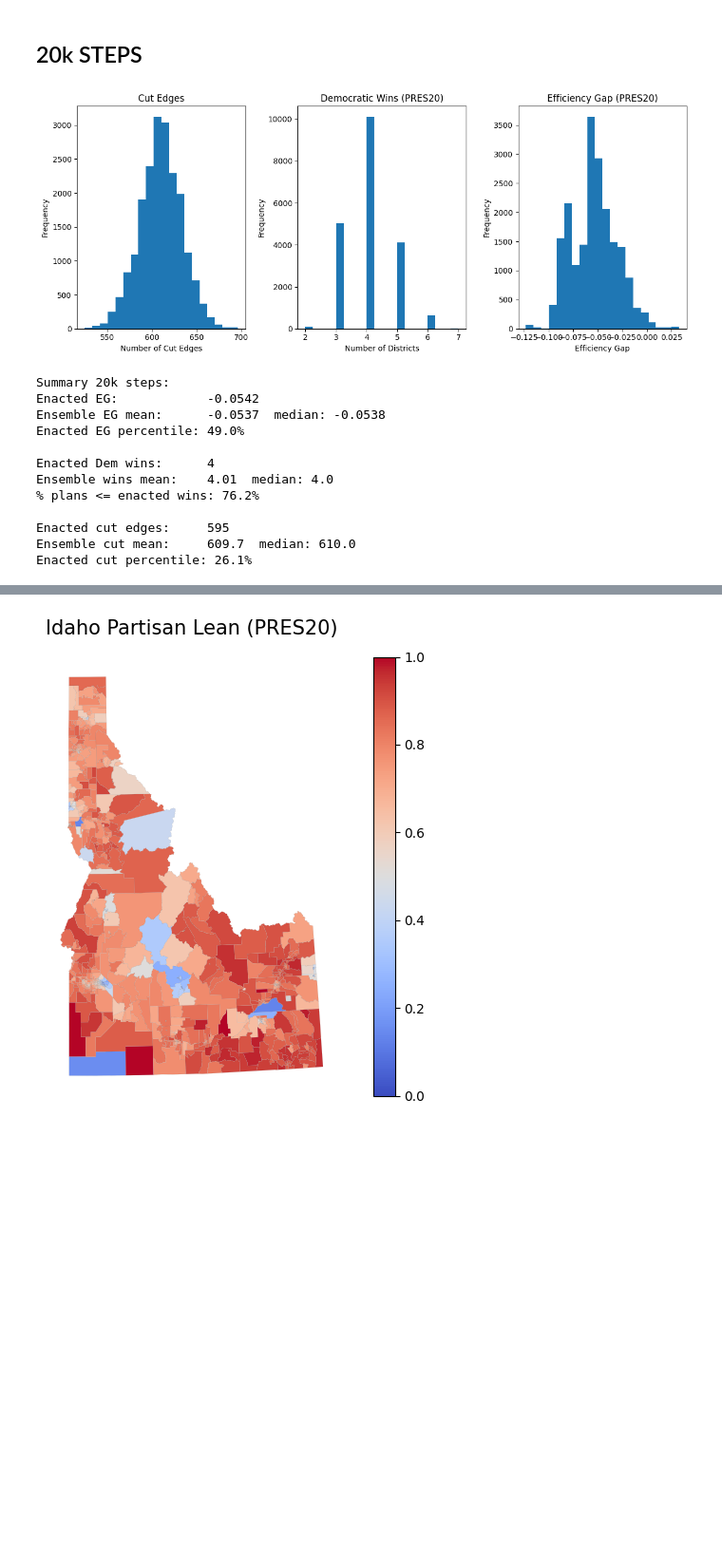
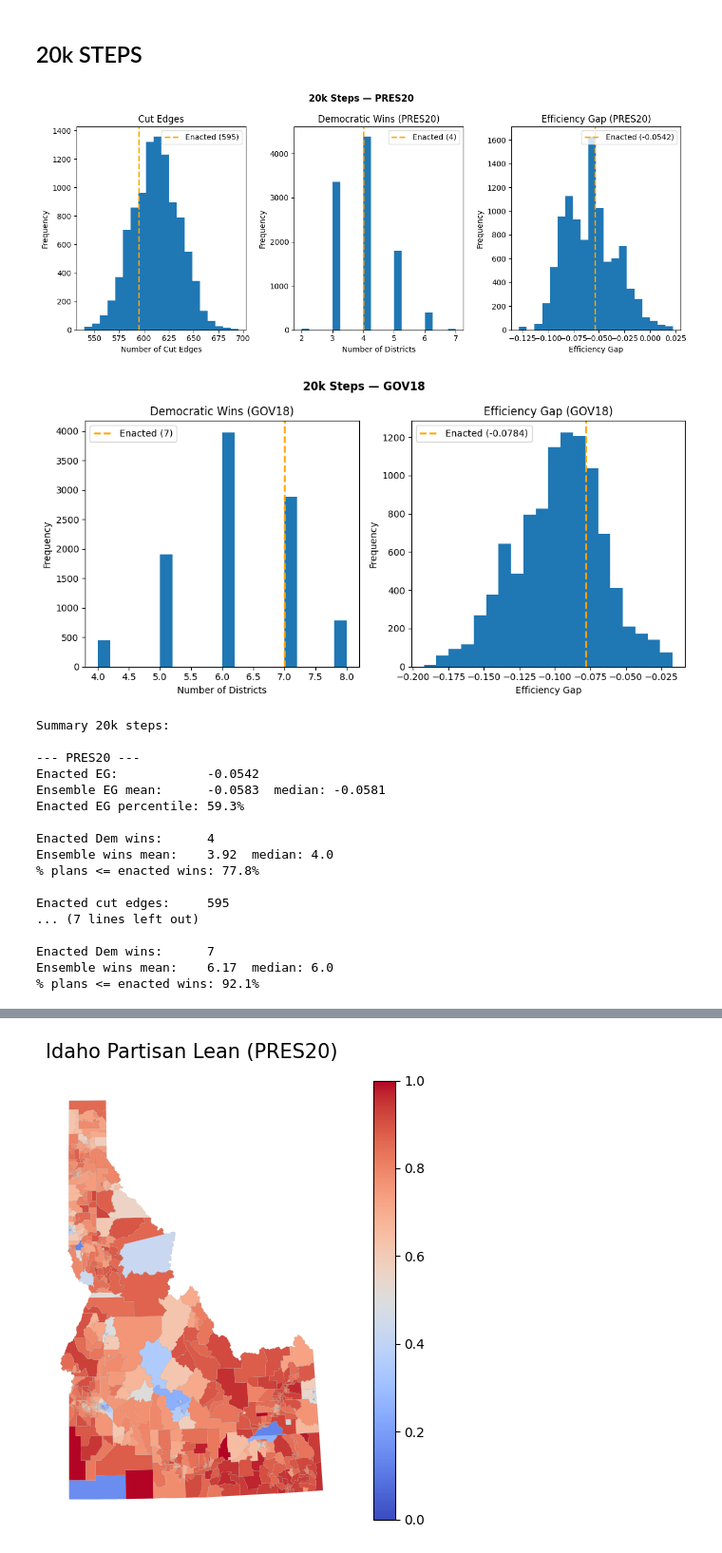
Before and after one commit to ssrawoorkar/final_proj, a Jupyter notebook: Gerry_chain.ipynb, the cells around one changed output, grey strips where cells are left out. Shown at 95% size. Drawn from its saved outputs; the diff is of its cells as text; code cells hidden in the pictures; blank space fills up the shorter version.

```diff
--- a/Gerry_chain.ipynb
+++ b/Gerry_chain.ipynb
@@ -135,11 +195,11 @@ Enacted cut percentile: 27.5%
 # %% [markdown]
 ## 20k STEPS
 # %%
-total_steps_in_run = 20000
+total_steps_in_run = 10000
 
 elections = [
     Election('PRES20', {'Democratic': 'G20PREDBID', 'Republican': 'G20PRERTRU'}),
-    Election('GOV18',{'Democratic': 'G18GOVDJOR', 'Republican': 'G18GOVRLIT'}),
+    Election('GOV18', {'Democratic': 'G18GOVDJOR', 'Republican': 'G18GOVRLIT'}),
 ]
 
 my_updaters = {
@@ -186,47 +246,93 @@ dem_wins_data = []
 eg_data = []
 pres20_shares = []
 gov18_shares = []
+gov18_wins_data = []
+gov18_eg_data = []
 
 start_time = time.time()
 for partition in chain.with_progress_bar():
     cut_edges_data.append(len(partition['cut_edges']))
     dem_wins_data.append(partition['PRES20'].wins('Democratic'))
     eg_data.append(partition['PRES20'].efficiency_gap())
     pres20_shares.append(partition['PRES20'].percents('Democratic'))
     gov18_shares.append(partition['GOV18'].percents('Democratic'))
+    gov18_wins_data.append(partition['GOV18'].wins('Democratic'))
+    gov18_eg_data.append(partition['GOV18'].efficiency_gap())
 
+enacted_cut = cut_edges_data[0]
+enacted_wins = dem_wins_data[0]
+enacted_eg = eg_data[0]
+enacted_gov18_wins = gov18_wins_data[0]
+enacted_gov18_eg = gov18_eg_data[0]
+
+# --- PRES20 + Cut Edges ---
 fig, axes = plt.subplots(1, 3, figsize=(12, 5))
+fig.suptitle('20k Steps — PRES20', fontweight='bold')
 
 axes[0].hist(cut_edges_data, bins=20)
+axes[0].axvline(enacted_cut, color='orange', linewidth=2, linestyle='--', label=f'Enacted ({enacted_cut})')
 axes[0].set_title('Cut Edges')
 axes[0].set_xlabel('Number of Cut Edges')
 axes[0].set_ylabel('Frequency')
+axes[0].legend()
 
 axes[1].hist(dem_wins_data, bins=20)
+axes[1].axvline(enacted_wins, color='orange', linewidth=2, linestyle='--', label=f'Enacted ({enacted_wins})')
 axes[1].set_title('Democratic Wins (PRES20)')
 axes[1].set_xlabel('Number of Districts')
 axes[1].set_ylabel('Frequency')
+axes[1].legend()
 
 axes[2].hist(eg_data, bins=20)
+axes[2].axvline(enacted_eg, color='orange', linewidth=2, linestyle='--', label=f'Enacted ({enacted_eg:.4f})')
 axes[2].set_title('Efficiency Gap (PRES20)')
 axes[2].set_xlabel('Efficiency Gap')
 axes[2].set_ylabel('Frequency')
+axes[2].legend()
 
 plt.tight_layout()
-plt.savefig('id_histograms_20k.png')
+plt.savefig('id_histograms_20k_pres20.png')
 plt.show()
+
+# --- GOV18 ---
+fig, axes = plt.subplots(1, 2, figsize=(10, 5))
+fig.suptitle('20k Steps — GOV18', fontweight='bold')
+
+axes[0].hist(gov18_wins_data, bins=20)
+axes[0].axvline(enacted_gov18_wins, color='orange', linewidth=2, linestyle='--', label=f'Enacted ({enacted_gov18_wins})')
+axes[0].set_title('Democratic Wins (GOV18)')
+axes[0].set_xlabel('Number of Districts')
+axes[0].set_ylabel('Frequency')
+axes[0].legend()
+
+axes[1].hist(gov18_eg_data, bins=20)
+axes[1].axvline(enacted_gov18_eg, color='orange', linewidth=2, linestyle='--', label=f'Enacted ({enacted_gov18_eg:.4f})')
+axes[1].set_title('Efficiency Gap (GOV18)')
+axes[1].set_xlabel('Efficiency Gap')
+axes[1].set_ylabel('Frequency')
+axes[1].legend()
+
+plt.tight_layout()
+plt.savefig('id_histograms_20k_gov18.png')
+plt.show()
 # %% [output]
-[figure, old version]
+[figure, new version]
+[figure, added]
 # %%
 enacted_eg = eg_data[0]
 enacted_wins = dem_wins_data[0]
 enacted_cut = cut_edges_data[0]
+enacted_gov18_wins = gov18_wins_data[0]
+enacted_gov18_eg = gov18_eg_data[0]
 
 eg_percentile = np.mean(np.array(eg_data) <= enacted_eg) * 100
 wins_pct = np.mean(np.array(dem_wins_data) <= enacted_wins) * 100
 cut_percentile = np.mean(np.array(cut_edges_data) <= enacted_cut) * 100
+gov18_wins_pct = np.mean(np.array(gov18_wins_data) <= enacted_gov18_wins) * 100
+gov18_eg_percentile = np.mean(np.array(gov18_eg_data) <= enacted_gov18_eg) * 100
 
 print(f"Summary 20k steps:")
+print(f"\n--- PRES20 ---")
 print(f"Enacted EG:            {enacted_eg:.4f}")
 print(f"Ensemble EG mean:      {np.mean(eg_data):.4f}  median: {np.median(eg_data):.4f}")
 print(f"Enacted EG percentile: {eg_percentile:.1f}%")
@@ -238,19 +344,33 @@ print()
 print(f"Enacted cut edges:     {enacted_cut}")
 print(f"Ensemble cut mean:     {np.mean(cut_edges_data):.1f}  median: {np.median(cut_edges_data):.1f}")
 print(f"Enacted cut percentile: {cut_percentile:.1f}%")
+
+print(f"\n--- GOV18 ---")
+print(f"Enacted EG:            {enacted_gov18_eg:.4f}")
+print(f"Ensemble EG mean:      {np.mean(gov18_eg_data):.4f}  median: {np.median(gov18_eg_data):.4f}")
+print(f"Enacted EG percentile: {gov18_eg_percentile:.1f}%")
+print()
+print(f"Enacted Dem wins:      {enacted_gov18_wins}")
+print(f"Ensemble wins mean:    {np.mean(gov18_wins_data):.2f}  median: {np.median(gov18_wins_data):.1f}")
+print(f"% plans <= enacted wins: {gov18_wins_pct:.1f}%")
 # %% [output]
 Summary 20k steps:
+
+--- PRES20 ---
 Enacted EG:            -0.0542
-Ensemble EG mean:      -0.0537  median: -0.0538
-Enacted EG percentile: 49.0%
+Ensemble EG mean:      -0.0583  median: -0.0581
+Enacted EG percentile: 59.3%
 
 Enacted Dem wins:      4
-Ensemble wins mean:    4.01  median: 4.0
-% plans <= enacted wins: 76.2%
+Ensemble wins mean:    3.92  median: 4.0
+% plans <= enacted wins: 77.8%
 
 Enacted cut edges:     595
-Ensemble cut mean:     609.7  median: 610.0
-Enacted cut percentile: 26.1%
+... (7 lines left out)
+
+Enacted Dem wins:      7
+Ensemble wins mean:    6.17  median: 6.0
+% plans <= enacted wins: 92.1%
 # %%
 pres20_df = pd.DataFrame(pres20_shares)
 gov18_df = pd.DataFrame(gov18_shares)
```
Also changed, not shown: parts of 4 cells of this notebook, 10 other files.
